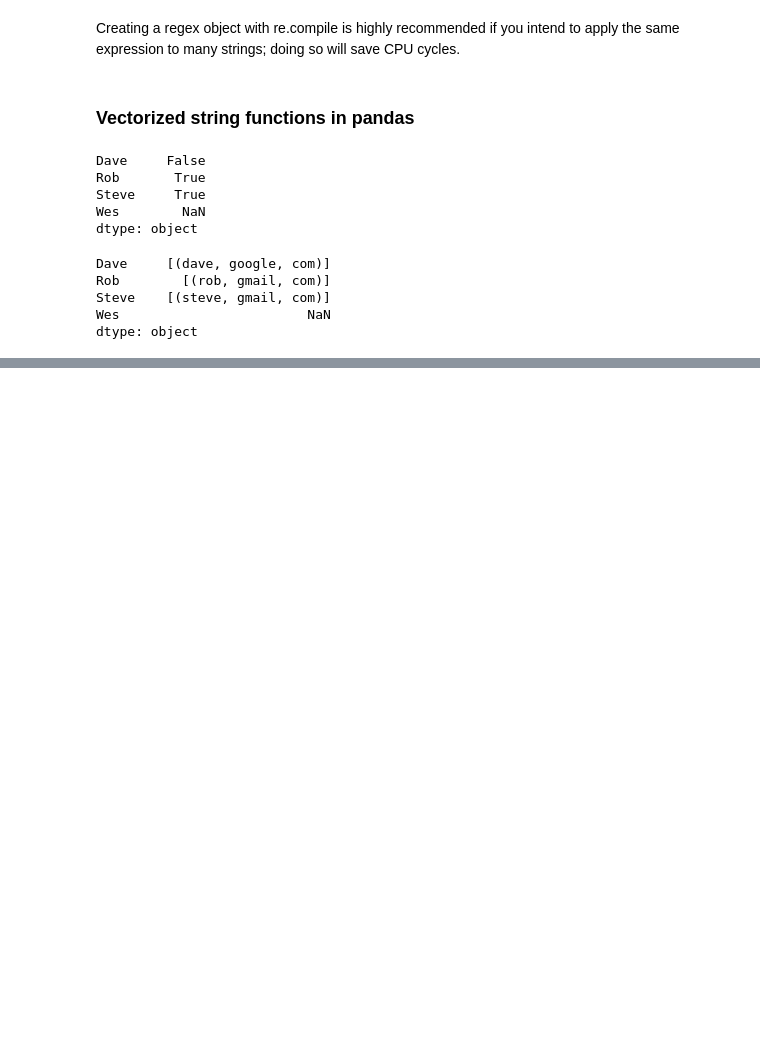
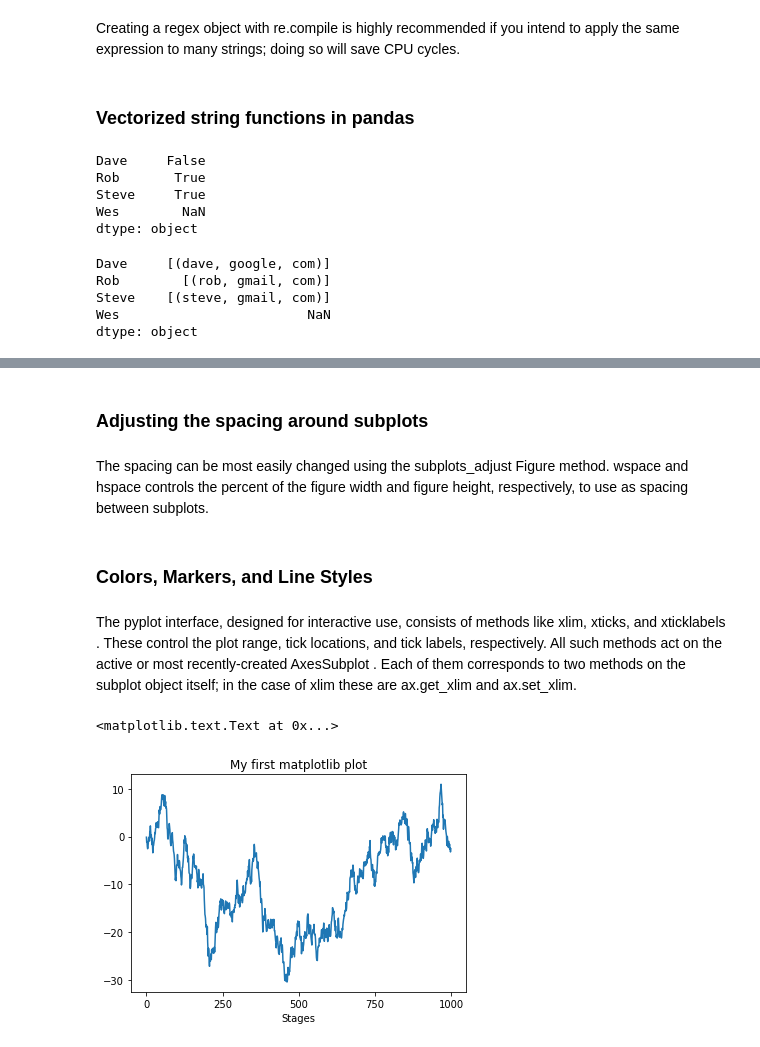
Before and after one commit to reetawwsum/Jupyter-Notebooks, a Jupyter notebook: Python for Data Analysis.ipynb, the cells around one changed output, grey strips where cells are left out. Drawn from its saved outputs; the diff is of its cells as text; code cells hidden in the pictures; blank space fills up the shorter version.

```diff
--- a/Python for Data Analysis.ipynb
+++ b/Python for Data Analysis.ipynb
@@ -1695,0 +1725,19 @@ dtype: object
+# %% [markdown]
+### Adjusting the spacing around subplots
+# %% [markdown]
+The spacing can be most easily changed using the subplots_adjust Figure method. wspace and hspace controls the percent of the figure width and figure height, respectively, to use as spacing between subplots.
+# %% [markdown]
+### Colors, Markers, and Line Styles
+# %% [markdown]
+The pyplot interface, designed for interactive use, consists of methods like xlim, xticks, and xticklabels . These control the plot range, tick locations, and tick labels, respectively. All such methods act on the active or most recently-created AxesSubplot . Each of them corresponds to two methods on the subplot object itself; in the case of xlim these are ax.get_xlim and ax.set_xlim.
+# %%
+fig = plt.figure()
+ax = fig.add_subplot(1, 1, 1)
+
+ax.plot(np.random.randn(1000).cumsum())
+ticks = ax.set_xticks([0, 250, 500, 750, 1000])
+ax.set_title('My first matplotlib plot')
+ax.set_xlabel('Stages')
+# %% [output]
+<matplotlib.text.Text at 0x...>
+[figure, added]
```
Also changed, not shown: parts of 9 cells of this notebook.
